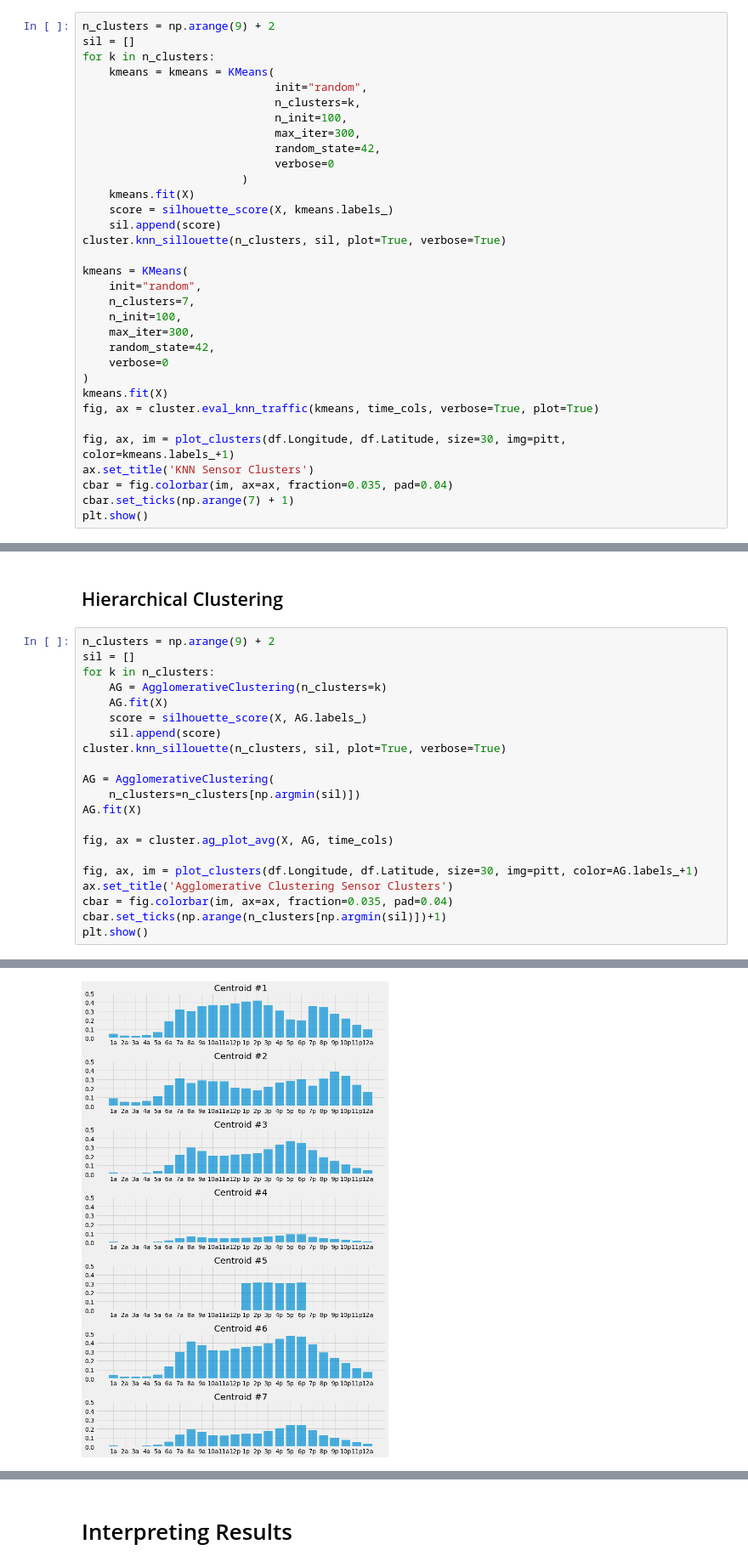
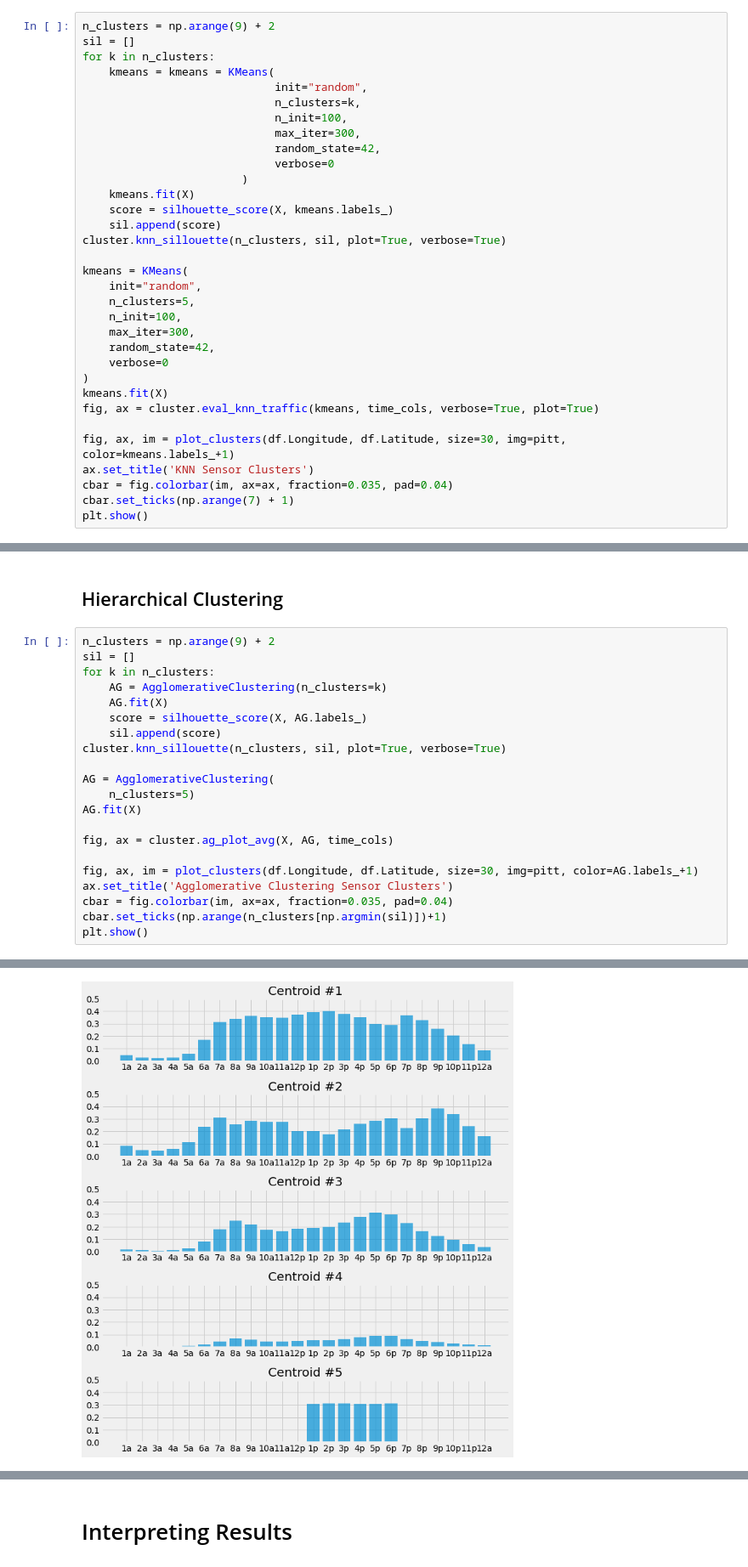
Before and after one commit to celmore25/portfolio, a Jupyter notebook: Notebooks/machine_learning/Traffic_Clustering.ipynb, the cells around one changed output, grey strips where cells are left out. Shown at 85% size. Cells and saved outputs as stored; diff of their text form.

```diff
--- a/Notebooks/machine_learning/Traffic_Clustering.ipynb
+++ b/Notebooks/machine_learning/Traffic_Clustering.ipynb
@@ -211,7 +213,7 @@ cluster.knn_sillouette(n_clusters, sil, plot=True, verbose=True)
 
 kmeans = KMeans(
     init="random",
-    n_clusters=7,
+    n_clusters=5,
     n_init=100,
     max_iter=300,
     random_state=42,
@@ -277,24 +277,24 @@ DBSCAN clearly is not very well suited to this problem because of the dimensiona
 # %%
 n_clusters = np.arange(9) + 2
 sil = []
 for k in n_clusters:
     AG = AgglomerativeClustering(n_clusters=k)
     AG.fit(X)
     score = silhouette_score(X, AG.labels_)
     sil.append(score)
 cluster.knn_sillouette(n_clusters, sil, plot=True, verbose=True)
 
 AG = AgglomerativeClustering(
-    n_clusters=n_clusters[np.argmin(sil)])
+    n_clusters=5)
 AG.fit(X)
 
 fig, ax = cluster.ag_plot_avg(X, AG, time_cols)
 
 fig, ax, im = plot_clusters(df.Longitude, df.Latitude, size=30, img=pitt, color=AG.labels_+1)
 ax.set_title('Agglomerative Clustering Sensor Clusters')
 cbar = fig.colorbar(im, ax=ax, fraction=0.035, pad=0.04)
 cbar.set_ticks(np.arange(n_clusters[np.argmin(sil)])+1)
 plt.show()
 # %% [output]
 [figure]
-[figure, old version]
+[figure, new version]
```
Also changed, not shown: parts of 8 cells of this notebook, 3 other files.
